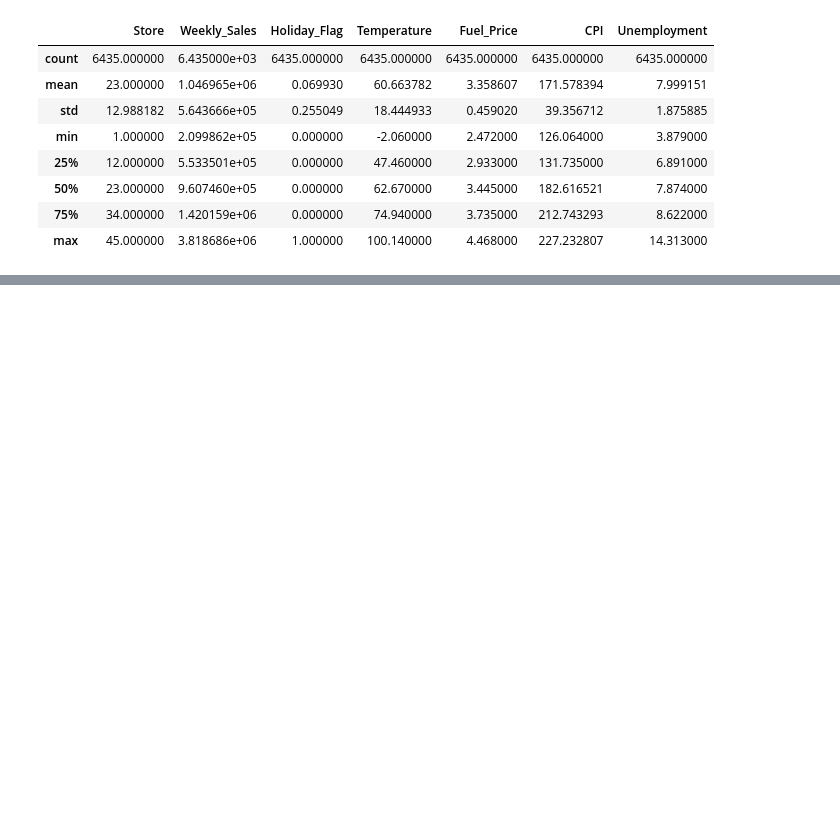
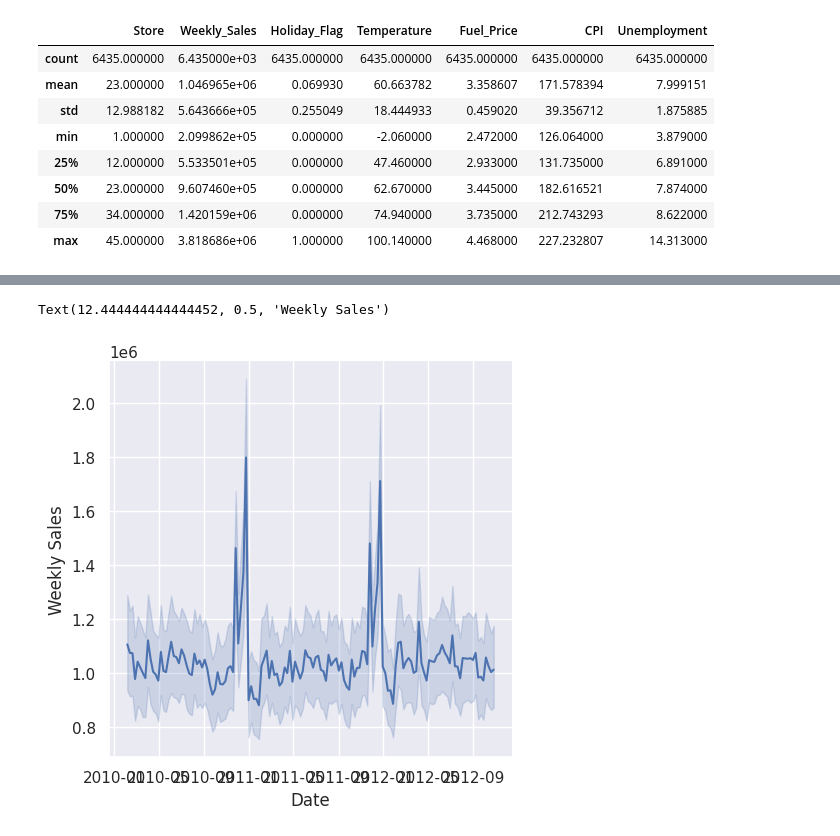
Before and after one commit to pullz6/Retail_Prediction, a Jupyter notebook: Retail_Forecasting.ipynb, the cells around one changed output, grey strips where cells are left out. Drawn from its saved outputs; the diff is of its cells as text; code cells hidden in the pictures; blank space fills up the shorter version.

```diff
--- a/Retail_Forecasting.ipynb
+++ b/Retail_Forecasting.ipynb
@@ -27,6 +27,8 @@ import pandas as pd
 import numpy as np
 import seaborn as sns
 import opendatasets as od
+sns.set_theme(style="darkgrid")
+import matplotlib.pyplot as plt
 # %%
 od.download("https://www.kaggle.com/datasets/yasserh/walmart-dataset?resource=download")
 # %% [output]
@@ -67,3 +74,5 @@ df.describe()
 | 50% | 23.000000 | 9.607460e+05 | 0.000000 | 62.670000 | 3.445000 | 182.616521 | 7.874000 |
 | 75% | 34.000000 | 1.420159e+06 | 0.000000 | 74.940000 | 3.735000 | 212.743293 | 8.622000 |
 | max | 45.000000 | 3.818686e+06 | 1.000000 | 100.140000 | 4.468000 | 227.232807 | 14.313000 |
+# %%
+df['Date'] = pd.to_datetime(df['Date'], format="%d-%m-%Y")
@@ -69,0 +97,9 @@ df.describe()
+# %%
+df.sort_values(by='Date',inplace=True)
+# %%
+sns.relplot(data=df, x="Date", y="Weekly_Sales", kind="line")
+plt.xlabel('Date')
+plt.ylabel('Weekly Sales')
+# %% [output]
+Text(12.444444444444452, 0.5, 'Weekly Sales')
+[figure, added]
```
Also changed, not shown: parts of 3 cells of this notebook.
